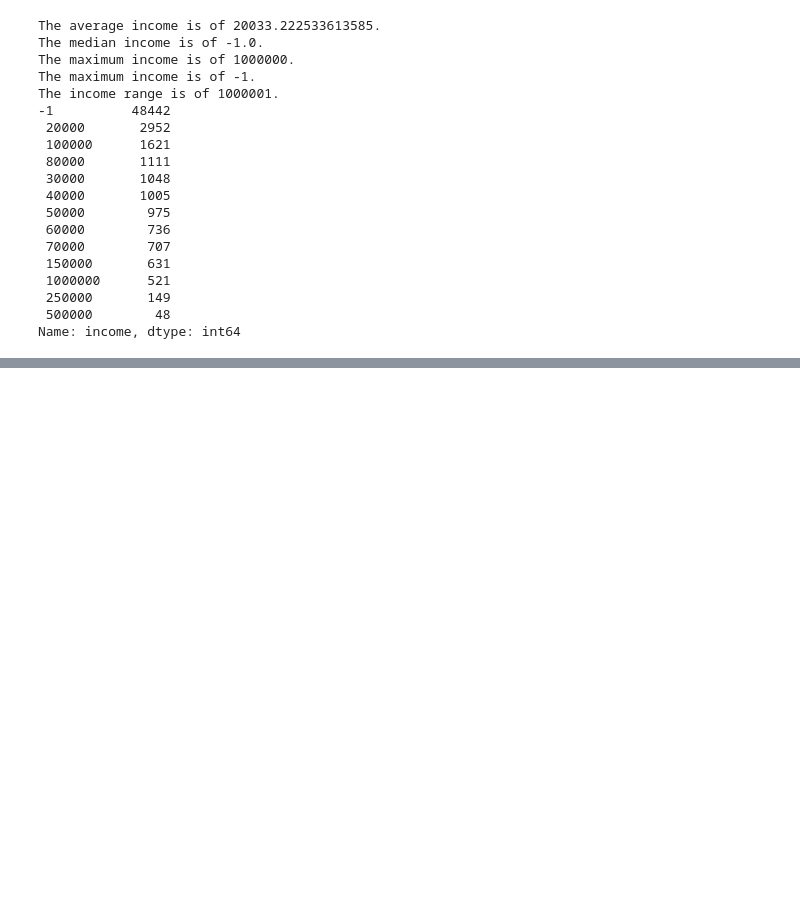
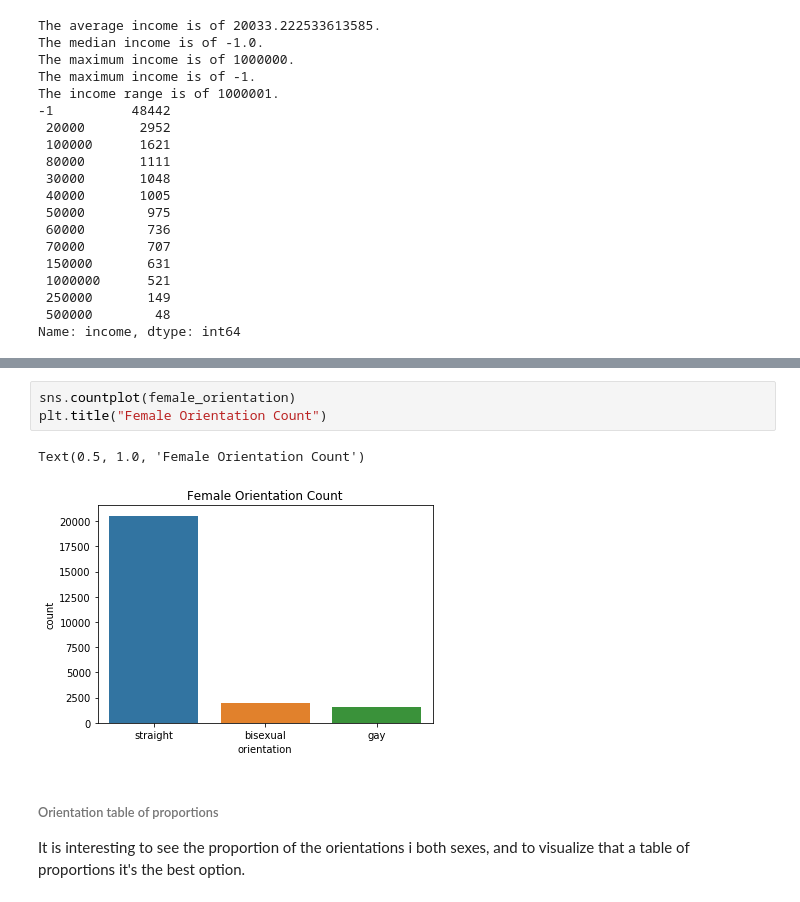
Before and after one commit to LuisMota93/OKCupid-Date-A-Scientist-Starter, a Jupyter notebook: date-a-scientist.ipynb, the cells around one changed output, grey strips where cells are left out. Drawn from its saved outputs; the diff is of its cells as text; blank space fills up the shorter version.

```diff
--- a/date-a-scientist.ipynb
+++ b/date-a-scientist.ipynb
@@ -163,0 +226,9 @@ Name: income, dtype: int64
+# %%
+sns.countplot(female_orientation)
+plt.title("Female Orientation Count")
+# %% [output]
+Text(0.5, 1.0, 'Female Orientation Count')
+[figure, added]
+# %% [markdown]
+###### Orientation table of proportions
+It is interesting to see the proportion of the orientations i both sexes, and to visualize that a table of proportions it's the best option.
```
Also changed, not shown: parts of 8 cells of this notebook.
